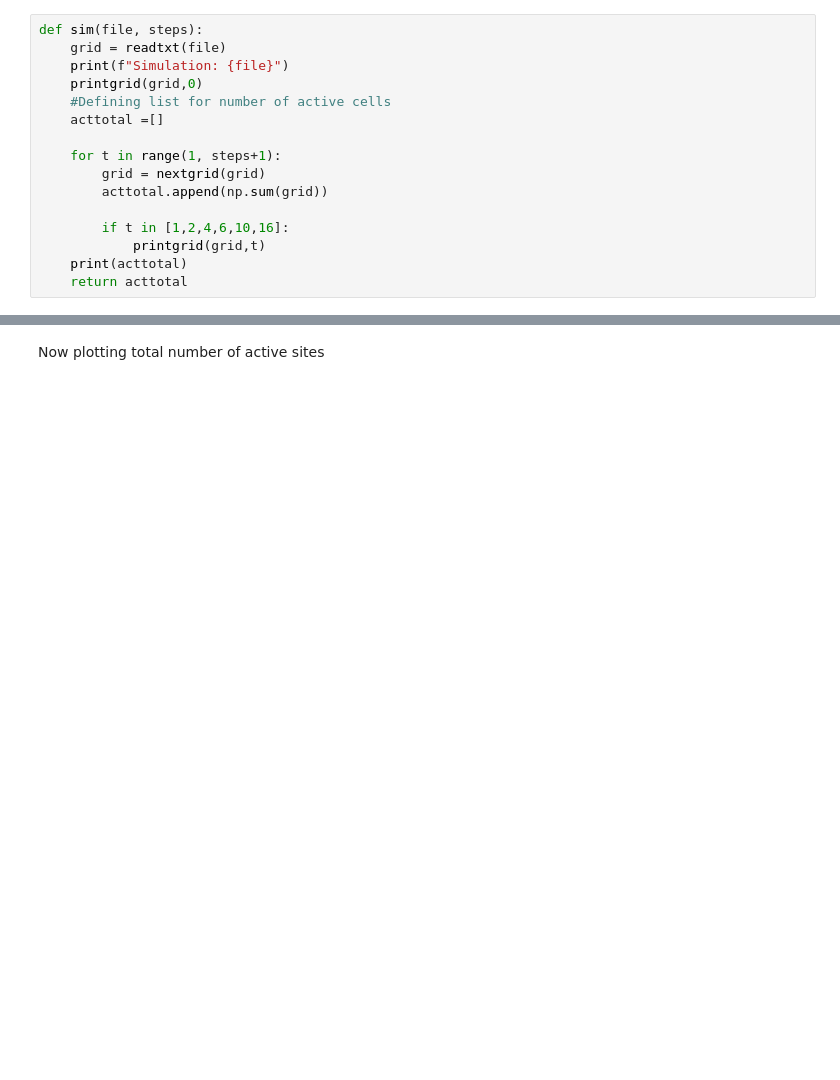
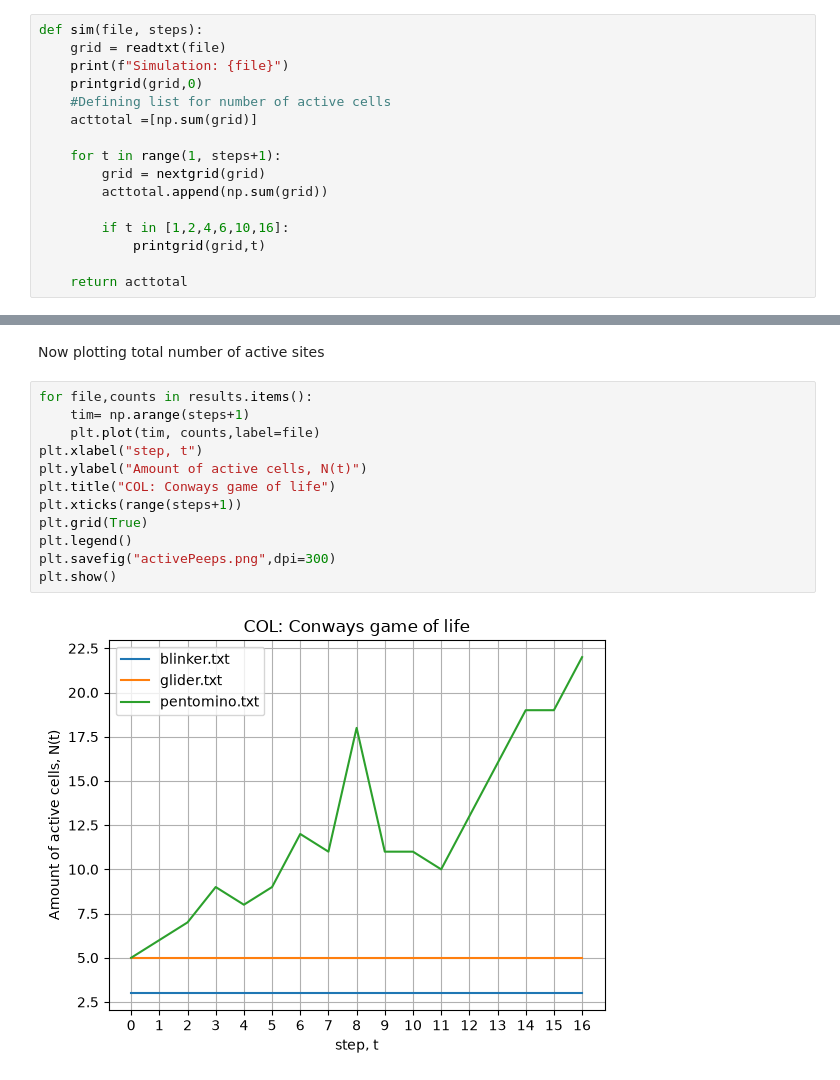
Before and after one commit to StrangeGot/Dat1-maybe-repo, a Jupyter notebook: Exercises1/GameOfLife.ipynb, the cells around one changed output, grey strips where cells are left out. Cells and saved outputs as stored; diff of their text form; blank space fills up the shorter version.

Commit message:
Added plot, and got it to work finally.

```diff
--- a/Exercises1/GameOfLife.ipynb
+++ b/Exercises1/GameOfLife.ipynb
@@ -75,7 +75,7 @@ def sim(file, steps):
     print(f"Simulation: {file}")
     printgrid(grid,0)
     #Defining list for number of active cells
-    acttotal =[]
+    acttotal =[np.sum(grid)]
 
     for t in range(1, steps+1):
         grid = nextgrid(grid)
@@ -83,7 +83,7 @@ def sim(file, steps):
 
         if t in [1,2,4,6,10,16]:
             printgrid(grid,t)
-    print(acttotal)
+
     return acttotal
 # %%
 Data = ["blinker.txt","glider.txt","pentomino.txt"]
@@ -112,2 +112,16 @@ Time:0
 # %% [markdown]
 Now plotting total number of active sites
+# %%
+for file,counts in results.items():
+    tim= np.arange(steps+1)
+    plt.plot(tim, counts,label=file)
+plt.xlabel("step, t")
+plt.ylabel("Amount of active cells, N(t)")
+plt.title("COL: Conways game of life")
+plt.xticks(range(steps+1))
+plt.grid(True)
+plt.legend()
+plt.savefig("activePeeps.png",dpi=300)
+plt.show()
+# %% [output]
+[figure, added]
```
Also changed, not shown: parts of 1 cell of this notebook, 1 other file.
